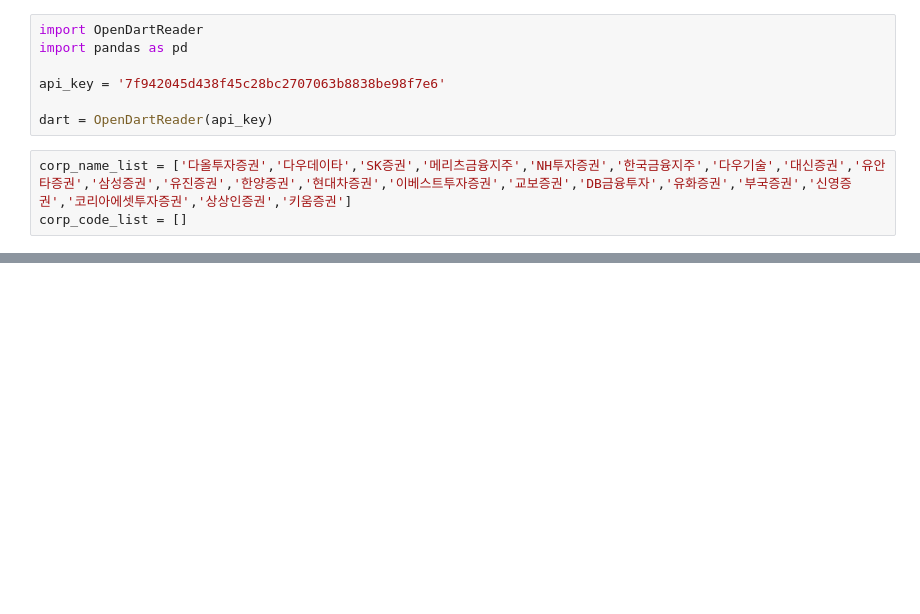
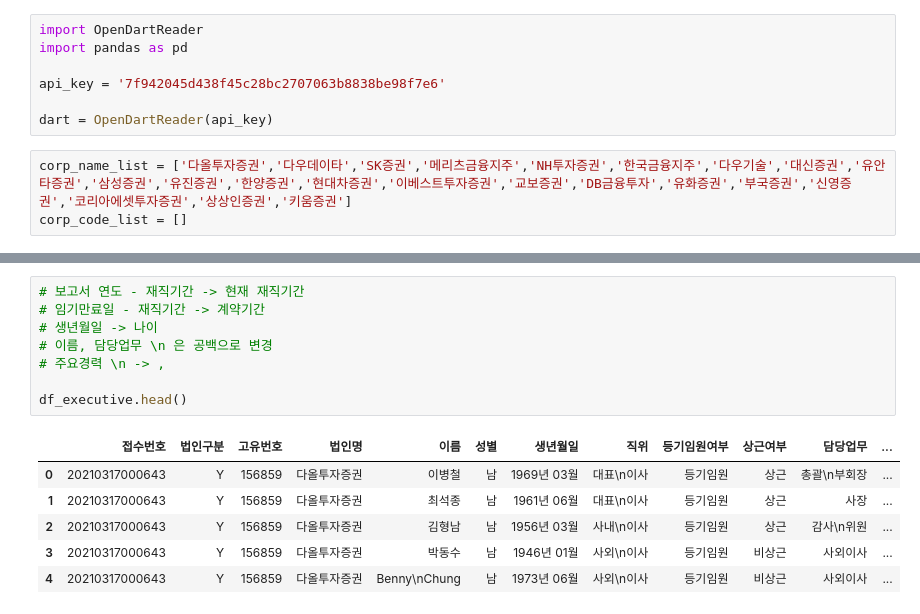
Before and after one commit to ESGcompetition/network-analysis, a Jupyter notebook: test.ipynb, the cells around one changed output, grey strips where cells are left out. Saved outputs shown, nothing was run; the diff lists cells and outputs as text; blank space fills up the shorter version.

```diff
--- a/test.ipynb
+++ b/test.ipynb
@@ -35,0 +85,15 @@ SK증권
+# %%
+# 보고서 연도 - 재직기간 -> 현재 재직기간
+# 임기만료일 - 재직기간 -> 계약기간
+# 생년월일 -> 나이
+# 이름, 담당업무 \n 은 공백으로 변경
+# 주요경력 \n -> ,
+
+df_executive.head()
+# %% [output]
+|  | 접수번호 | 법인구분 | 고유번호 | 법인명 | 이름 | 성별 | 생년월일 | 직위 | 등기임원여부 | 상근여부 | 담당업무 | ... |
+| 0 | 20210317000643 | Y | 156859 | 다올투자증권 | 이병철 | 남 | 1969년 03월 | 대표\n이사 | 등기임원 | 상근 | 총괄\n부회장 | ... |
+| 1 | 20210317000643 | Y | 156859 | 다올투자증권 | 최석종 | 남 | 1961년 06월 | 대표\n이사 | 등기임원 | 상근 | 사장 | ... |
+| 2 | 20210317000643 | Y | 156859 | 다올투자증권 | 김형남 | 남 | 1956년 03월 | 사내\n이사 | 등기임원 | 상근 | 감사\n위원 | ... |
+| 3 | 20210317000643 | Y | 156859 | 다올투자증권 | 박동수 | 남 | 1946년 01월 | 사외\n이사 | 등기임원 | 비상근 | 사외이사 | ... |
+| 4 | 20210317000643 | Y | 156859 | 다올투자증권 | Benny\nChung | 남 | 1973년 06월 | 사외\n이사 | 등기임원 | 비상근 | 사외이사 | ... |
```
Also changed, not shown: parts of 12 cells of this notebook, 3 other files.
